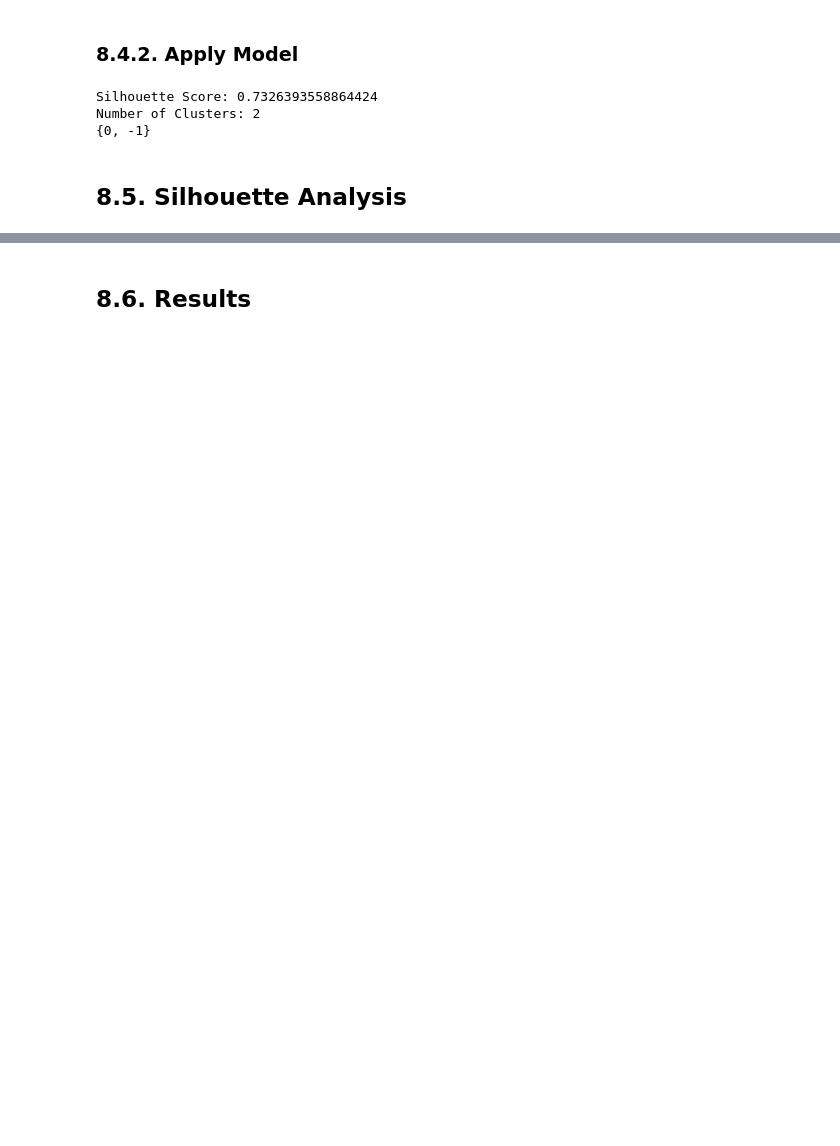
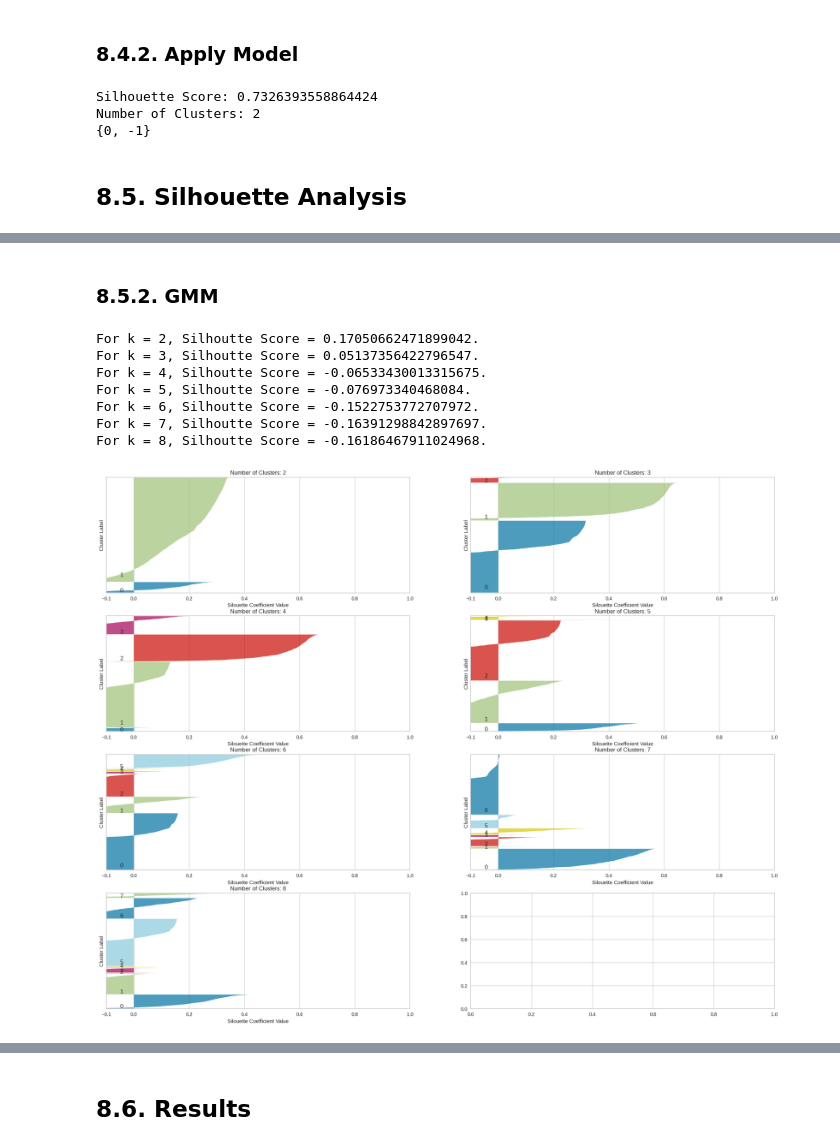
Before and after one commit to felipefvasconcelos/insiders_clustering, a Jupyter notebook: notebooks/c5.0_clustering_models.ipynb, the cells around one changed output, grey strips where cells are left out. Drawn from its saved outputs; the diff is of its cells as text; code cells hidden in the pictures; blank space fills up the shorter version.

Commit message:
new models included and analysed

```diff
--- a/notebooks/c5.0_clustering_models.ipynb
+++ b/notebooks/c5.0_clustering_models.ipynb
@@ -1066,7 +1067,7 @@ Best Hyperparameters = {'eps': 0.38, 'min_samples': 5}
 # min_samples = 5
 
 # model definition
-dbscan_model = C.DBSCAN(eps=0.37, min_samples=5, n_jobs=-1)
+dbscan_model = C.DBSCAN(eps=0.39, min_samples=10, n_jobs=-1)
 
 # model training & predict
 labels = dbscan_model.fit_predict(X)
@@ -1083,0 +1099,62 @@ Number of Clusters: 2
+# %% [markdown]
+### 8.5.2. GMM
+# %%
+fig, ax = plt.subplots(4, 2)
+fig.set_size_inches(25, 20)
+
+for k in clusters:
+    q, mod = divmod(k, 2)
+
+    ax[q-1, mod].set_xlim([-0.1, 1])
+    ax[q-1, mod].set_ylim([0, len(X) + (k+1)*10])
+
+    # model definition
+    gmm_model = mx.GaussianMixture(n_components=k, n_init=10)
+
+    # model training
+    gmm_model.fit(X)
+
+    # model predict
+    labels = gmm_model.predict(X)
+
+    # performance
+    SS = M.silhouette_score(X, labels, metric='euclidean')
+    print('For k = {}, Silhoutte Score = {}.'.format(k, SS))
+
+    samples_silhouette_values = M.silhouette_samples(X, labels)
+
+    y_lower = 10
+
+    for i in range(k):
+        # select clusters
+        ith_sample_silhouette_values = samples_silhouette_values[labels==i]
+
+        # sort values
+        ith_sample_silhouette_values.sort()
+
+        # size clusters
+        size_cluster_i = ith_sample_silhouette_values.shape[0]
+        y_upper = y_lower + size_cluster_i
+
+        cmap = cm.get_cmap('Spectral')
+        color = cmap(i/k)
+
+        ax[q-1, mod].fill_betweenx(np.arange(y_lower, y_upper), 0, ith_sample_silhouette_values, alpha=0.7)
+        ax[q-1, mod].text(-0.05, y_lower+0.05*size_cluster_i, str(i))
+
+        y_lower = y_upper+10
+
+    ax[q-1, mod].set_yticks([])
+    ax[q-1, mod].set_xticks([-0.1, 0, 0.2, 0.4, 0.6, 0.8, 1])
+    ax[q-1, mod].set_title('Number of Clusters: %d' %k)
+    ax[q-1, mod].set_xlabel('Silouette Coefficient Value')
+    ax[q-1, mod].set_ylabel('Cluster Label')
+# %% [output]
+For k = 2, Silhoutte Score = 0.17050662471899042.
+For k = 3, Silhoutte Score = 0.05137356422796547.
+For k = 4, Silhoutte Score = -0.06533430013315675.
+For k = 5, Silhoutte Score = -0.076973340468084.
+For k = 6, Silhoutte Score = -0.1522753772707972.
+For k = 7, Silhoutte Score = -0.16391298842897697.
+For k = 8, Silhoutte Score = -0.16186467911024968.
+[figure, added]
```
Also changed, not shown: parts of 27 cells of this notebook.
